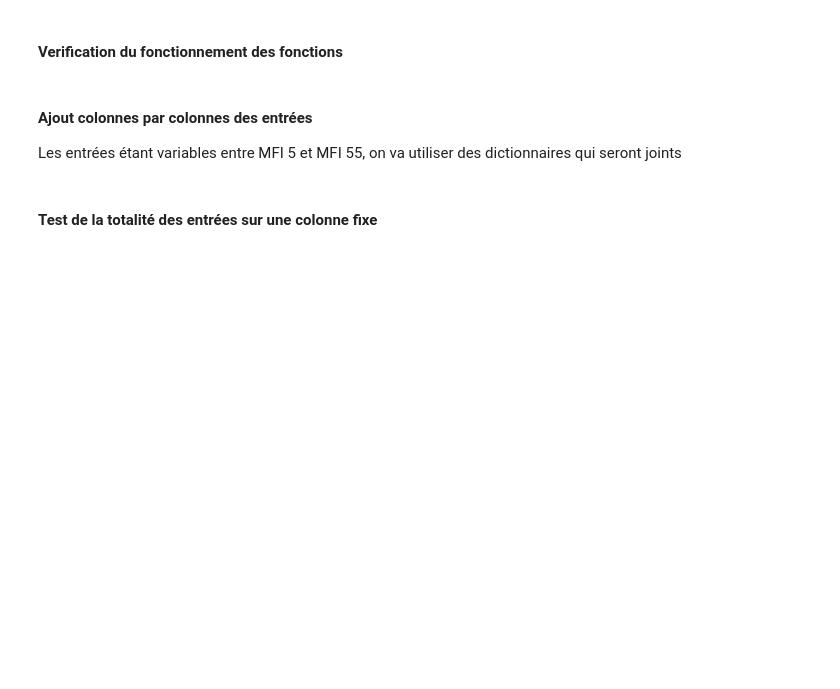
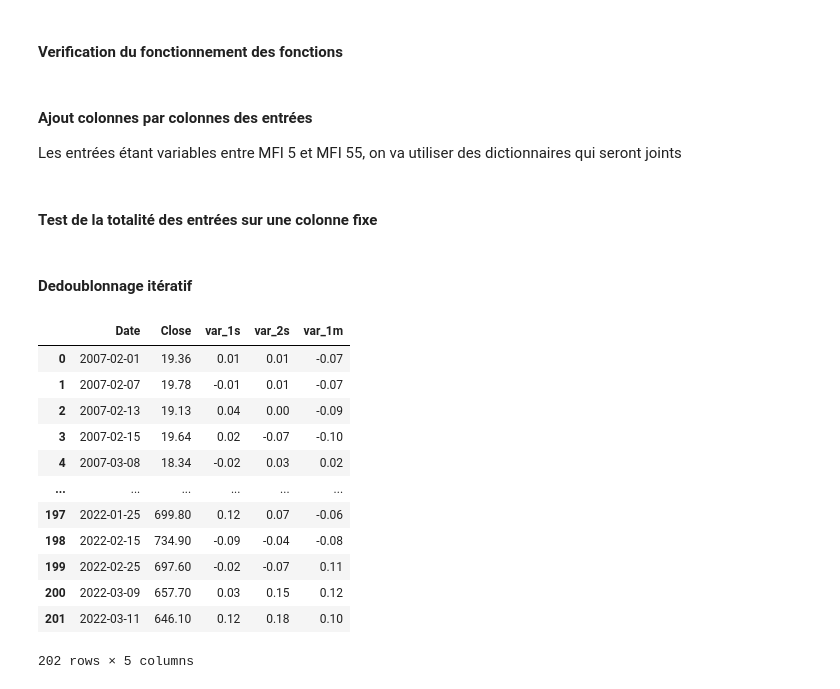
Before and after one commit to AxelRK200/strategies_backtesting, a Jupyter notebook: Money_Flow_Index/MFI_entry_time_based.ipynb, the cells around one changed output. Cells and saved outputs as stored; diff of their text form; code cells hidden in the pictures; blank space fills up the shorter version.

```diff
--- a/Money_Flow_Index/MFI_entry_time_based.ipynb
+++ b/Money_Flow_Index/MFI_entry_time_based.ipynb
@@ -1196,3 +1232,5 @@ df_ta[df_ta.columns[0:12]]
 df_ta.shape
 # %%
 df_ta.head(1)
+# %% [markdown]
+#### Dedoublonnage itératif ####
@@ -1198,0 +1253,19 @@ df_ta.head(1)
+# %%
+test_e = find_entries(df_ta_allTime[df_ta_allTime.columns[0:7]], 20)
+df_test_dates = generate_future_dates(df_ta_allTime[df_ta_allTime.columns[0:7]], test_e)
+# %%
+df_test_dates
+# %% [output]
+|  | Date | Close | var_1s | var_2s | var_1m |
+| 0 | 2007-02-01 | 19.36 | 0.01 | 0.01 | -0.07 |
+| 1 | 2007-02-07 | 19.78 | -0.01 | 0.01 | -0.07 |
+| 2 | 2007-02-13 | 19.13 | 0.04 | 0.00 | -0.09 |
+| 3 | 2007-02-15 | 19.64 | 0.02 | -0.07 | -0.10 |
+| 4 | 2007-03-08 | 18.34 | -0.02 | 0.03 | 0.02 |
+| ... | ... | ... | ... | ... | ... |
+| 197 | 2022-01-25 | 699.80 | 0.12 | 0.07 | -0.06 |
+| 198 | 2022-02-15 | 734.90 | -0.09 | -0.04 | -0.08 |
+| 199 | 2022-02-25 | 697.60 | -0.02 | -0.07 | 0.11 |
+| 200 | 2022-03-09 | 657.70 | 0.03 | 0.15 | 0.12 |
+| 201 | 2022-03-11 | 646.10 | 0.12 | 0.18 | 0.10 |
+202 rows × 5 columns
```
Also changed, not shown: parts of 49 cells of this notebook.
